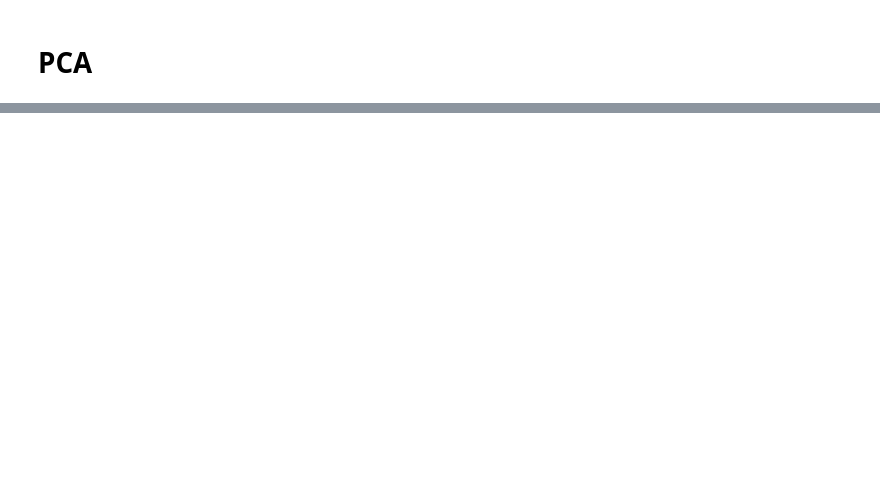
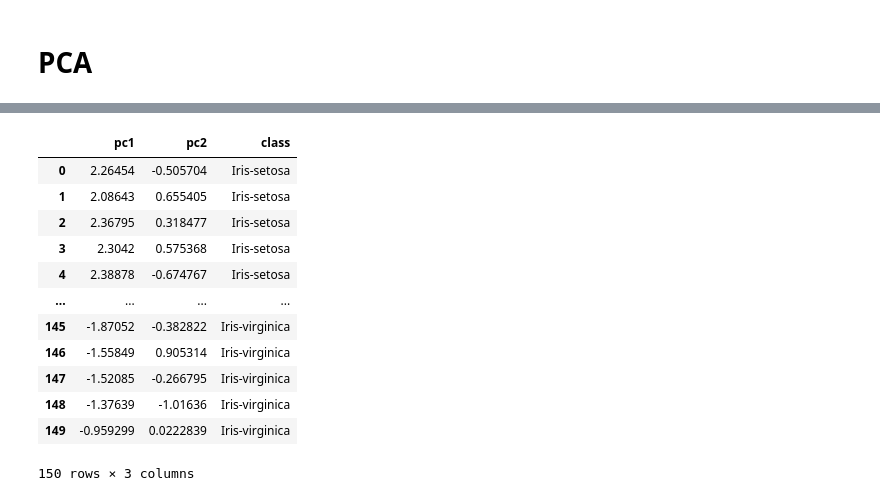
Before and after one commit to SaraBoaventura/si, a Jupyter notebook: scripts/Eval1.ipynb, the cells around one changed output, grey strips where cells are left out. Cells and saved outputs as stored; diff of their text form; code cells hidden in the pictures; blank space fills up the shorter version.

```diff
--- a/scripts/Eval1.ipynb
+++ b/scripts/Eval1.ipynb
@@ -155,6 +157,20 @@ print(pca.variance_explained())
 # %%
-iris_pca = Dataset(reduced,iris.y,xnames=['pc1','pc2'],yname='class')
+iris_pca = Dataset(reduced,iris.Y,xnames=['pc1','pc2'],yname='class')
 iris_pca.toDataframe()
+# %% [output]
+|  | pc1 | pc2 | class |
+| 0 | 2.26454 | -0.505704 | Iris-setosa |
+| 1 | 2.08643 | 0.655405 | Iris-setosa |
+| 2 | 2.36795 | 0.318477 | Iris-setosa |
+| 3 | 2.3042 | 0.575368 | Iris-setosa |
+| 4 | 2.38878 | -0.674767 | Iris-setosa |
+| ... | ... | ... | ... |
+| 145 | -1.87052 | -0.382822 | Iris-virginica |
+| 146 | -1.55849 | 0.905314 | Iris-virginica |
+| 147 | -1.52085 | -0.266795 | Iris-virginica |
+| 148 | -1.37639 | -1.01636 | Iris-virginica |
+| 149 | -0.959299 | 0.0222839 | Iris-virginica |
+150 rows × 3 columns
 # %%
 plt.scatter(iris_pca.X[:,0], iris_pca.X[:,1])
 plt.xlabel("PC1")
```
Also changed, not shown: parts of 5 cells of this notebook, 3 other files.
